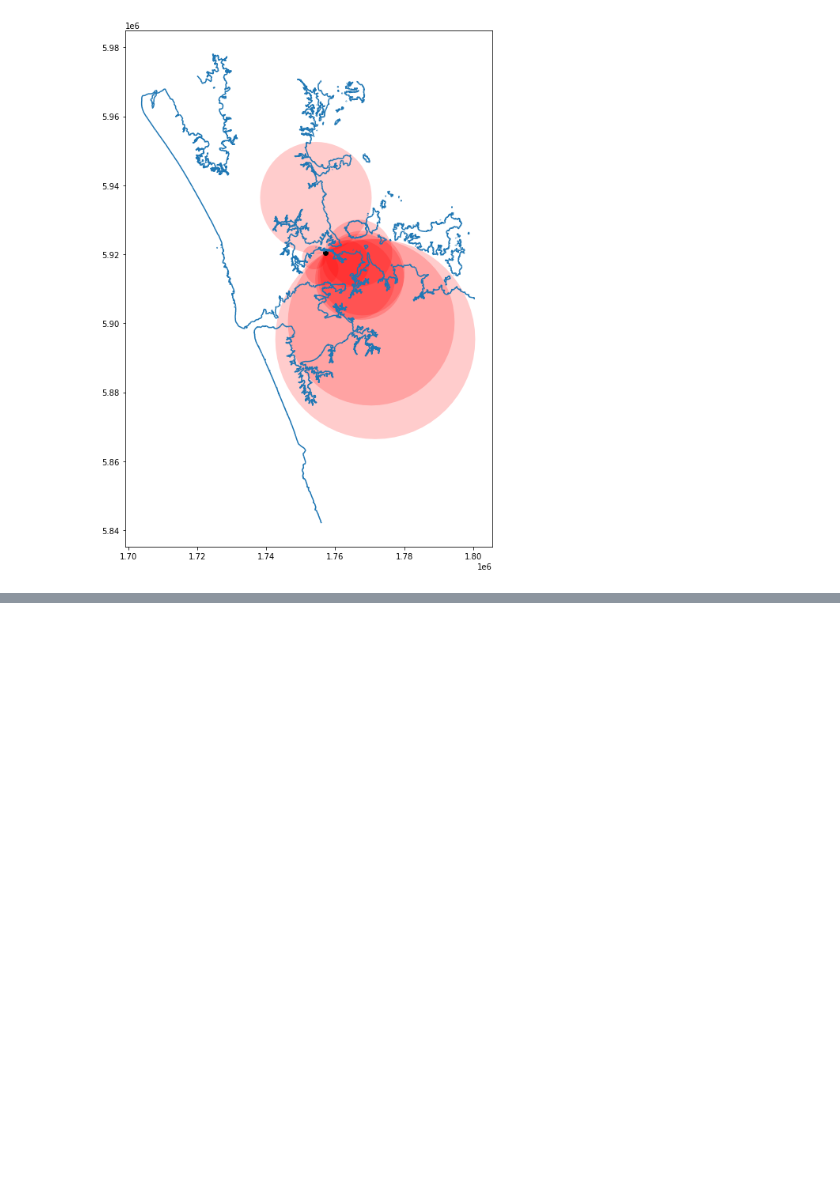
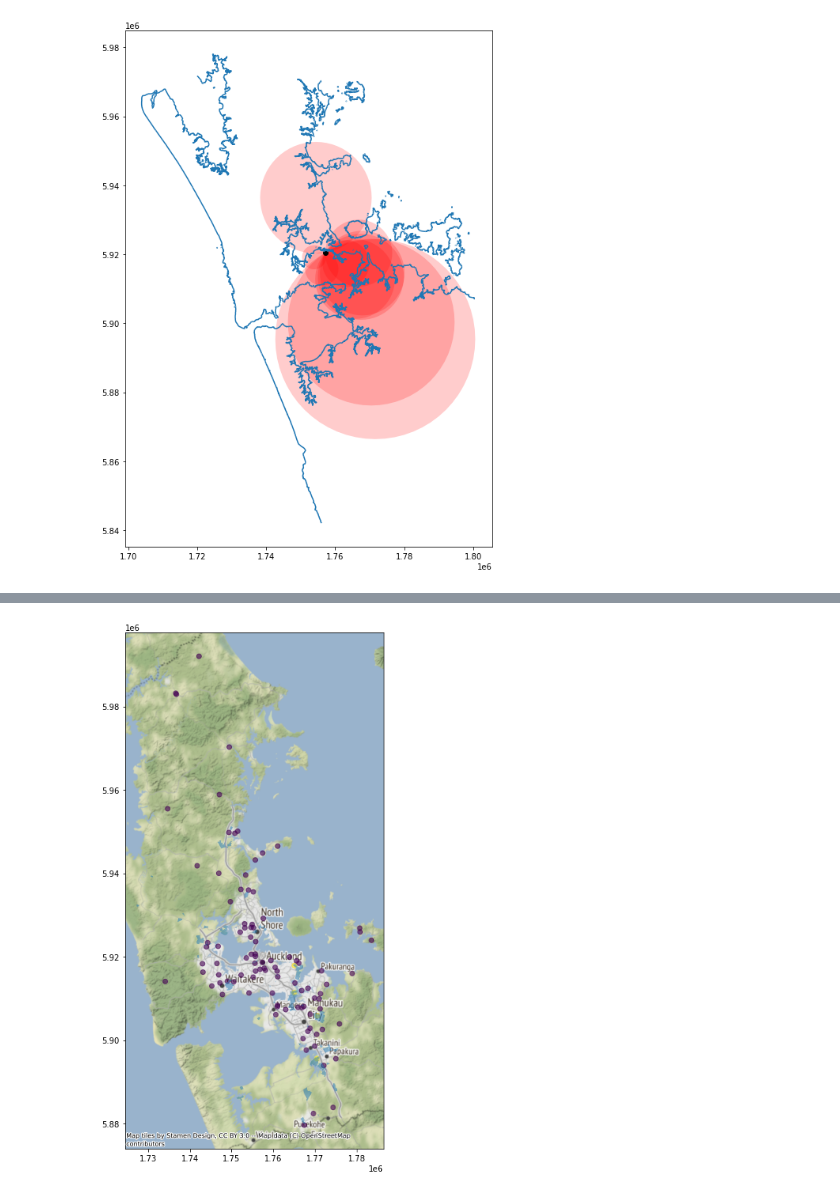
Before and after one commit to UoA-eResearch/auckland-housing, a Jupyter notebook: phase1.ipynb, the cells around one changed output, grey strips where cells are left out. Drawn from its saved outputs; the diff is of its cells as text; code cells hidden in the pictures; blank space fills up the shorter version.

```diff
--- a/phase1.ipynb
+++ b/phase1.ipynb
@@ -17,7 +17,7 @@ from importlib import reload
 # import src.utils as utils
 # reload(utils)
 import matplotlib.pyplot as plt
-plt.rcParams['figure.figsize'] = (12, 12)
+plt.rcParams['figure.figsize'] = (16, 16)
 pd.set_option('display.max_columns', None)
 pd.set_option('display.max_rows', 10)
 # %% [markdown]
@@ -237,0 +242,16 @@ subsample
+# %%
+spha = gpd.read_file('input/AC_Special_Housing_Area.zip').to_crs(2193)
+spha_dissolved = spha.dissolve()
+assert(len(spha_dissolved) == 1)
+# %%
+%%time
+parcels_sample['geometry'] = parcels_sample['geometry_centroid_2193']
+parcels_sample['SpHA_indicator'] = parcels_sample.apply(lambda x: spha_dissolved.geometry.contains(x.geometry), axis=1)
+# %%
+# if distance works, then red circles should extend to the nearest sky tower, and no further
+subsample = parcels_sample.sample(100)
+ax=subsample.plot(column='SpHA_indicator', alpha=0.6)
+spha_dissolved.plot(ax=ax, alpha=0.5)
+ctx.add_basemap(ax, crs=spha_dissolved.crs)
+# %% [output]
+[figure, added]
```
Also changed, not shown: parts of 8 cells of this notebook, 2 other files.
